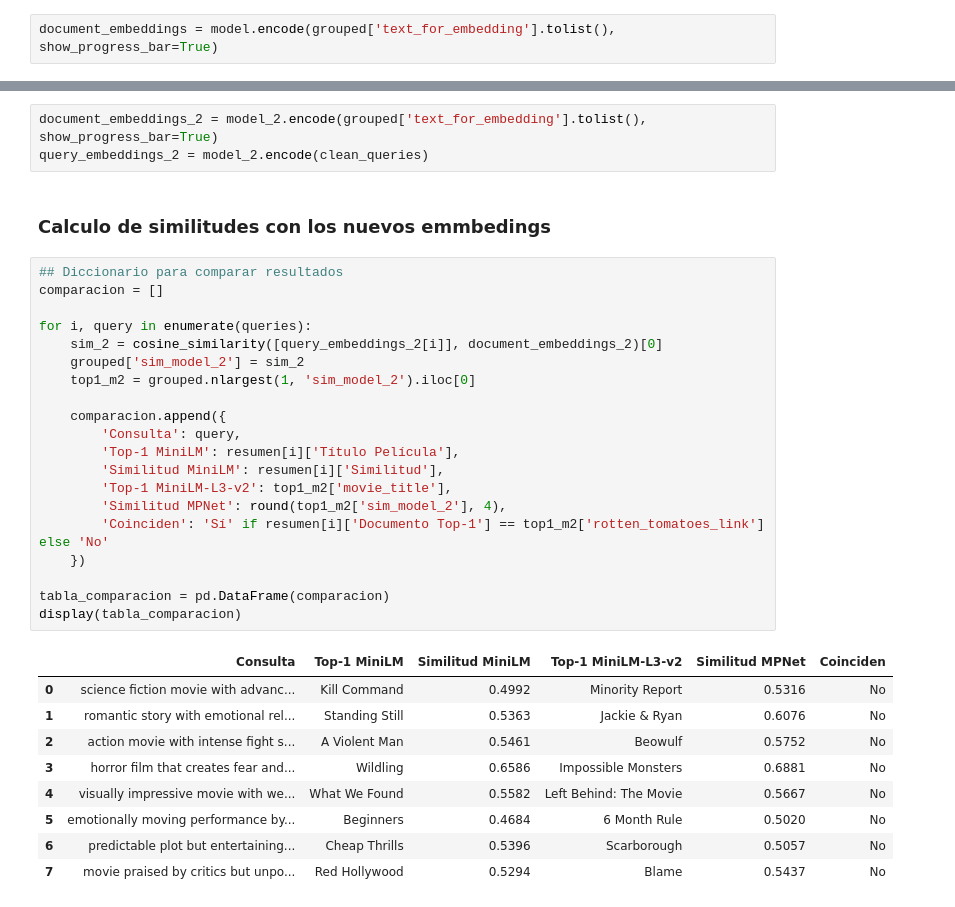
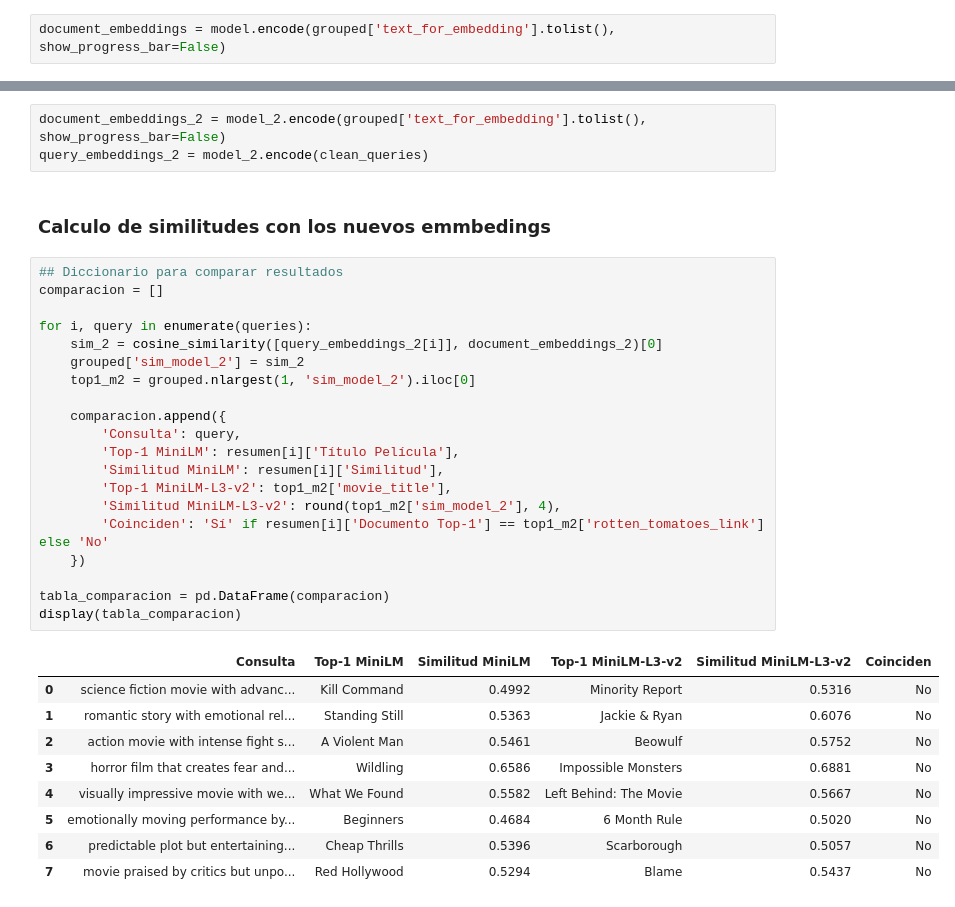
Before and after one commit to DavidME1604/RI-2026A, a Jupyter notebook: ExamenBim1/MoralesDavid_ex1bim_ir26a.ipynb, the cells around one changed output, grey strips where cells are left out. Saved outputs shown, nothing was run; the diff lists cells and outputs as text.

```diff
--- a/ExamenBim1/MoralesDavid_ex1bim_ir26a.ipynb
+++ b/ExamenBim1/MoralesDavid_ex1bim_ir26a.ipynb
@@ -70,7 +86,7 @@ model = SentenceTransformer('all-MiniLM-L6-v2')
 # %% [markdown]
 Se generan los emmbedings
 # %%
-document_embeddings = model.encode(grouped['text_for_embedding'].tolist(), show_progress_bar=True)
+document_embeddings = model.encode(grouped['text_for_embedding'].tolist(), show_progress_bar=False)
 # %% [markdown]
 ## 5. Procesamiento y generación de embbedings de los queries
 # %%
@@ -223,32 +236,32 @@ To support symlinks on Windows, you either need to activate Developer Mode or to
 # %% [markdown]
 ### Calculo de emmbedings para el corpus (agrupado) y queries
 # %%
-document_embeddings_2 = model_2.encode(grouped['text_for_embedding'].tolist(), show_progress_bar=True)
+document_embeddings_2 = model_2.encode(grouped['text_for_embedding'].tolist(), show_progress_bar=False)
 query_embeddings_2 = model_2.encode(clean_queries)
 # %% [markdown]
 ### Calculo de similitudes con los nuevos emmbedings
 # %%
 ## Diccionario para comparar resultados
 comparacion = []
 
 for i, query in enumerate(queries):
     sim_2 = cosine_similarity([query_embeddings_2[i]], document_embeddings_2)[0]
     grouped['sim_model_2'] = sim_2
     top1_m2 = grouped.nlargest(1, 'sim_model_2').iloc[0]
 
     comparacion.append({
         'Consulta': query,
         'Top-1 MiniLM': resumen[i]['Título Película'],
         'Similitud MiniLM': resumen[i]['Similitud'],
         'Top-1 MiniLM-L3-v2': top1_m2['movie_title'],
-        'Similitud MPNet': round(top1_m2['sim_model_2'], 4),
+        'Similitud MiniLM-L3-v2': round(top1_m2['sim_model_2'], 4),
         'Coinciden': 'Sí' if resumen[i]['Documento Top-1'] == top1_m2['rotten_tomatoes_link'] else 'No'
     })
 
 tabla_comparacion = pd.DataFrame(comparacion)
 display(tabla_comparacion)
 # %% [output]
-|  | Consulta | Top-1 MiniLM | Similitud MiniLM | Top-1 MiniLM-L3-v2 | Similitud MPNet | Coinciden |
+|  | Consulta | Top-1 MiniLM | Similitud MiniLM | Top-1 MiniLM-L3-v2 | Similitud MiniLM-L3-v2 | Coinciden |
 | 0 | science fiction movie with advanc... | Kill Command | 0.4992 | Minority Report | 0.5316 | No |
 | 1 | romantic story with emotional rel... | Standing Still | 0.5363 | Jackie & Ryan | 0.6076 | No |
 | 2 | action movie with intense fight s... | A Violent Man | 0.5461 | Beowulf | 0.5752 | No |
```
Also changed, not shown: parts of 3 cells of this notebook, 1 other file.
